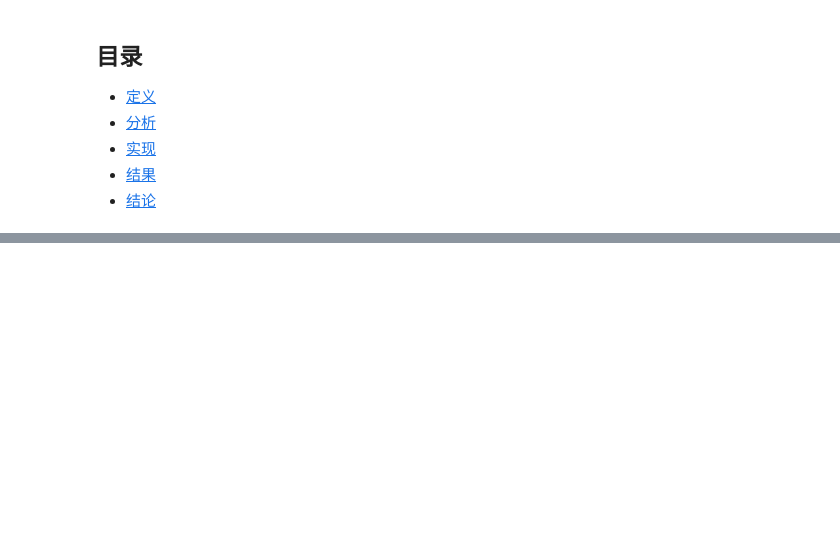
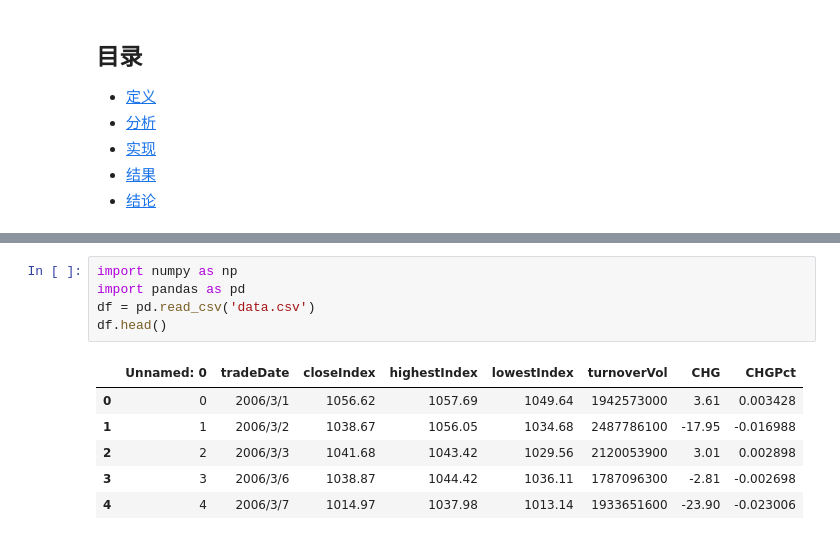
Before and after one commit to hanyang7427/stock-predict, a Jupyter notebook: AIPND Capstone Template.ipynb, the cells around one changed output, grey strips where cells are left out. Drawn from its saved outputs; the diff is of its cells as text; blank space fills up the shorter version.

```diff
--- a/AIPND Capstone Template.ipynb
+++ b/AIPND Capstone Template.ipynb
@@ -192,0 +51,12 @@
+# %%
+import numpy as np
+import pandas as pd
+df = pd.read_csv('data.csv')
+df.head()
+# %% [output]
+|  | Unnamed: 0 | tradeDate | closeIndex | highestIndex | lowestIndex | turnoverVol | CHG | CHGPct |
+| 0 | 0 | 2006/3/1 | 1056.62 | 1057.69 | 1049.64 | 1942573000 | 3.61 | 0.003428 |
+| 1 | 1 | 2006/3/2 | 1038.67 | 1056.05 | 1034.68 | 2487786100 | -17.95 | -0.016988 |
+| 2 | 2 | 2006/3/3 | 1041.68 | 1043.42 | 1029.56 | 2120053900 | 3.01 | 0.002898 |
+| 3 | 3 | 2006/3/6 | 1038.87 | 1044.42 | 1036.11 | 1787096300 | -2.81 | -0.002698 |
+| 4 | 4 | 2006/3/7 | 1014.97 | 1037.98 | 1013.14 | 1933651600 | -23.90 | -0.023006 |
```
Also changed, not shown: parts of 40 cells of this notebook.
